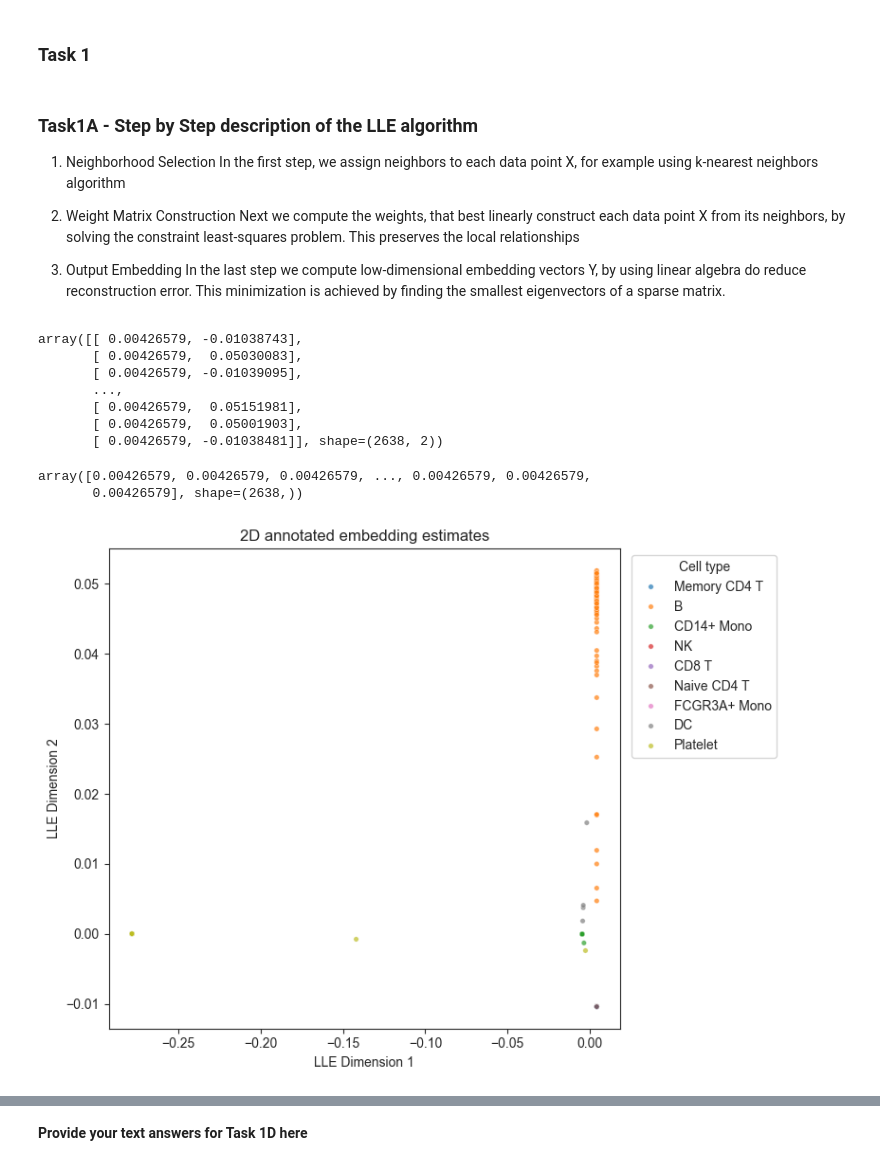
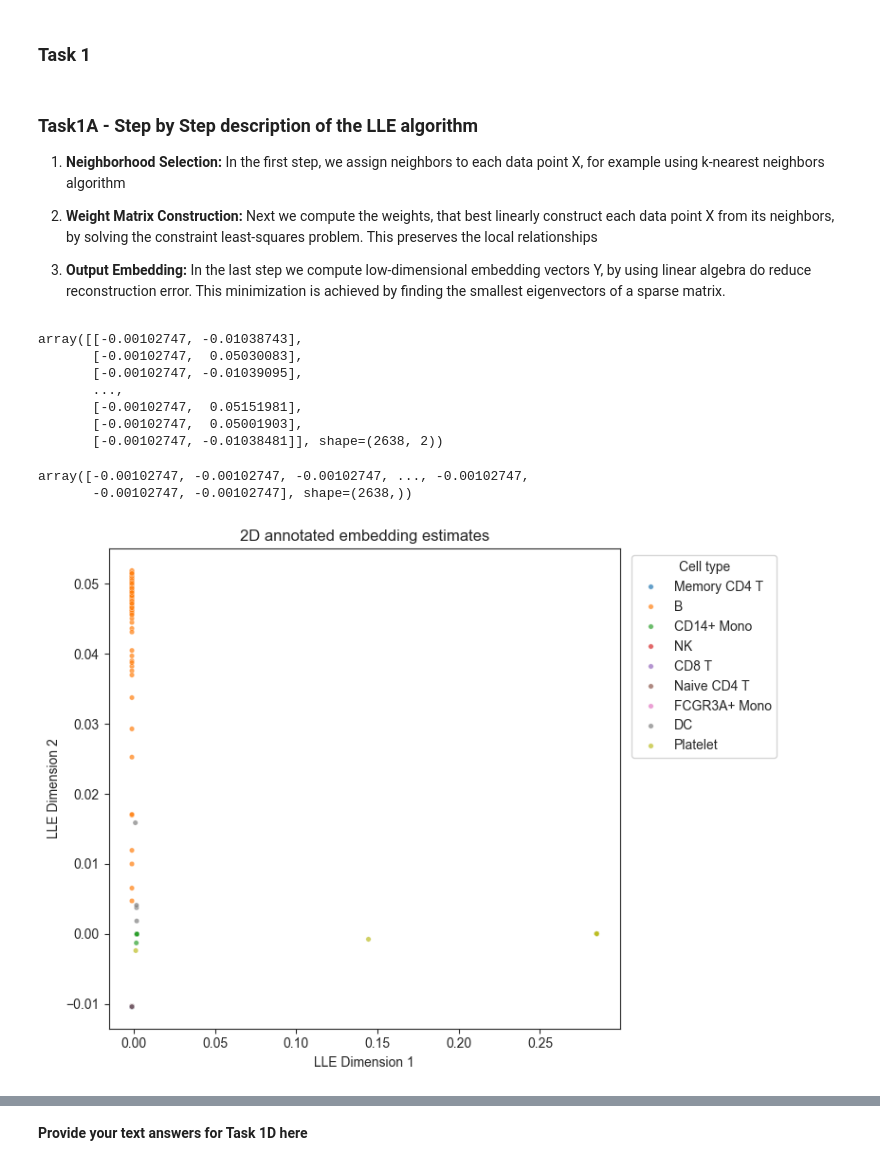
Before and after one commit to MertOkur/MLSCB, a Jupyter notebook: Assignment02/mlscb_2025_assignment_02_code.ipynb, the cells around one changed output, grey strips where cells are left out. Saved outputs shown, nothing was run; the diff lists cells and outputs as text; code cells hidden in the pictures.

```diff
--- a/Assignment02/mlscb_2025_assignment_02_code.ipynb
+++ b/Assignment02/mlscb_2025_assignment_02_code.ipynb
@@ -49,20 +49,23 @@ def task_01_lle(data: np.array, dim_n: int, k=5) -> np.array:
     #embedding = np.zeros((data.shape[0], dim_n))
 
     #########################
+    n_samples = data.shape[0]
+
     # 1) Compute nearest neighbors
+    k = min(k, n_samples - 1)
+
     nbrs = NearestNeighbors(n_neighbors=k).fit(data)
     distances, indices = nbrs.kneighbors(data)
 
     # 2) Compute Weight Matrix by reconstruction Xi from k-neighbors
-    N = data.shape[0]
-    W = sp.lil_matrix((N, N), dtype=np.float64)
+    W = sp.lil_matrix((n_samples, n_samples), dtype=np.float64)
     regularization_tol = 1e-3
 
-    for i in range(N):
+    for i in range(n_samples):
         # extracting original datapoint Xi, and neighboring datapoints Xj to Xi
-        Xi = data[i, :]
+        Xi = data[i]
         neighbor_indices = indices[i]
-        Xj = data[neighbor_indices, :]
+        Xj = data[neighbor_indices]
 
         # Centering datapoints Xj to Xi -> needed for covarianz matrix
         Z = Xj - Xi
@@ -74,7 +77,7 @@ def task_01_lle(data: np.array, dim_n: int, k=5) -> np.array:
         C += np.eye(k) * regularization_tol * np.trace(C)
 
         # Solving the system
-        w = np.linalg.solve(C, np.ones(k))
+        w = np.linalg.solve(C + 1e-6*np.eye(k), np.ones(k))
 
         # Norming the weights -> ensuring the constraint is fullfilled -> weights only add up to 1
         w /= np.sum(w)
@@ -84,13 +87,18 @@ def task_01_lle(data: np.array, dim_n: int, k=5) -> np.array:
     W = W.tocsr()
 
     # 3) Embedding -> computing Yi, by solving eigenvalue problem
-    I = sp.identity(N, dtype=W.dtype)
+    I = sp.identity(n_samples, dtype=float)
     M = (I-W).T.dot(I-W)
 
     k_eigenvectors = dim_n + 1
     eigenvalues, eigenvectors = eigsh(M, k=k_eigenvectors, which='SM')
 
-    embedding = eigenvectors[:, 1:]
+    #4) Sorting eigenvectors
+    index = np.argsort(eigenvalues)
+    eigenvalues = eigenvalues[index]
+    eigenvectors = eigenvectors[:, index]
+
+    embedding = eigenvectors[:, 1:k_eigenvectors]
 
 
     #########################
@@ -99,15 +107,12 @@ def task_01_lle(data: np.array, dim_n: int, k=5) -> np.array:
 # %% [markdown]
 ### Task1A - Step by Step description of the LLE algorithm
 
-1. Neighborhood Selection
-In the first step, we assign neighbors to each data point X, for example using k-nearest neighbors algorithm
+1. **Neighborhood Selection:** In the first step, we assign neighbors to each data point X, for example using k-nearest neighbors algorithm
 
-2. Weight Matrix Construction
-Next we compute the weights, that best linearly construct each data point X from its neighbors, by solving the constraint least-squares problem.
+2. **Weight Matrix Construction:** Next we compute the weights, that best linearly construct each data point X from its neighbors, by solving the constraint least-squares problem.
 This preserves the local relationships
 
-3. Output Embedding
-In the last step we compute low-dimensional embedding vectors Y, by using linear algebra do reduce reconstruction error. This minimization is achieved by finding the smallest eigenvectors of a sparse matrix.
+3. **Output Embedding:** In the last step we compute low-dimensional embedding vectors Y, by using linear algebra do reduce reconstruction error. This minimization is achieved by finding the smallest eigenvectors of a sparse matrix.
 # %%
 # Task 1A
 # Compute locally linear embedding for given data
@@ -117,8 +122,8 @@ display(task_01_solution)
 display(task_01_solution[:,0])
 # Plot the embedding, annotated with cell type identity
 #########################
-x_values = task_01_solution[:,0]
-y_values = task_01_solution[:,1]
+#x_values = task_01_solution[:,0]
+#y_values = task_01_solution[:,1]
 
 
 df_annotated = pd.DataFrame(
@@ -128,43 +133,42 @@ df_annotated = pd.DataFrame(
 
 df_annotated["Cell_Type"] = metadata_1
 
 
 plt.figure(figsize=(8, 6))
 sns.scatterplot(
     data = df_annotated,
     x = "LLE1",
     y = "LLE2",
     hue="Cell_Type",
     s = 15,
     alpha = 0.7
 )
 
 plt.title("2D annotated embedding estimates")
 plt.xlabel("LLE Dimension 1")
 plt.ylabel("LLE Dimension 2")
 
 plt.legend(
     title = 'Cell type',
     loc ='upper left',
     bbox_to_anchor=(1.01, 1),
     frameon = True
 )
 
 plt.tight_layout()
 plt.show()
-
 #########################
 # %% [output]
-array([[ 0.00426579, -0.01038743],
-       [ 0.00426579,  0.05030083],
-       [ 0.00426579, -0.01039095],
+array([[-0.00102747, -0.01038743],
+       [-0.00102747,  0.05030083],
+       [-0.00102747, -0.01039095],
        ...,
-       [ 0.00426579,  0.05151981],
-       [ 0.00426579,  0.05001903],
-       [ 0.00426579, -0.01038481]], shape=(2638, 2))
+       [-0.00102747,  0.05151981],
+       [-0.00102747,  0.05001903],
+       [-0.00102747, -0.01038481]], shape=(2638, 2))
-array([0.00426579, 0.00426579, 0.00426579, ..., 0.00426579, 0.00426579,
-       0.00426579], shape=(2638,))
+array([-0.00102747, -0.00102747, -0.00102747, ..., -0.00102747,
+       -0.00102747, -0.00102747], shape=(2638,))
-[figure, old version]
+[figure, new version]
 # %%
 # Task 1B
 # Compute UMAP embedding of the given data and plot it
```
Also changed, not shown: parts of 9 cells of this notebook.
